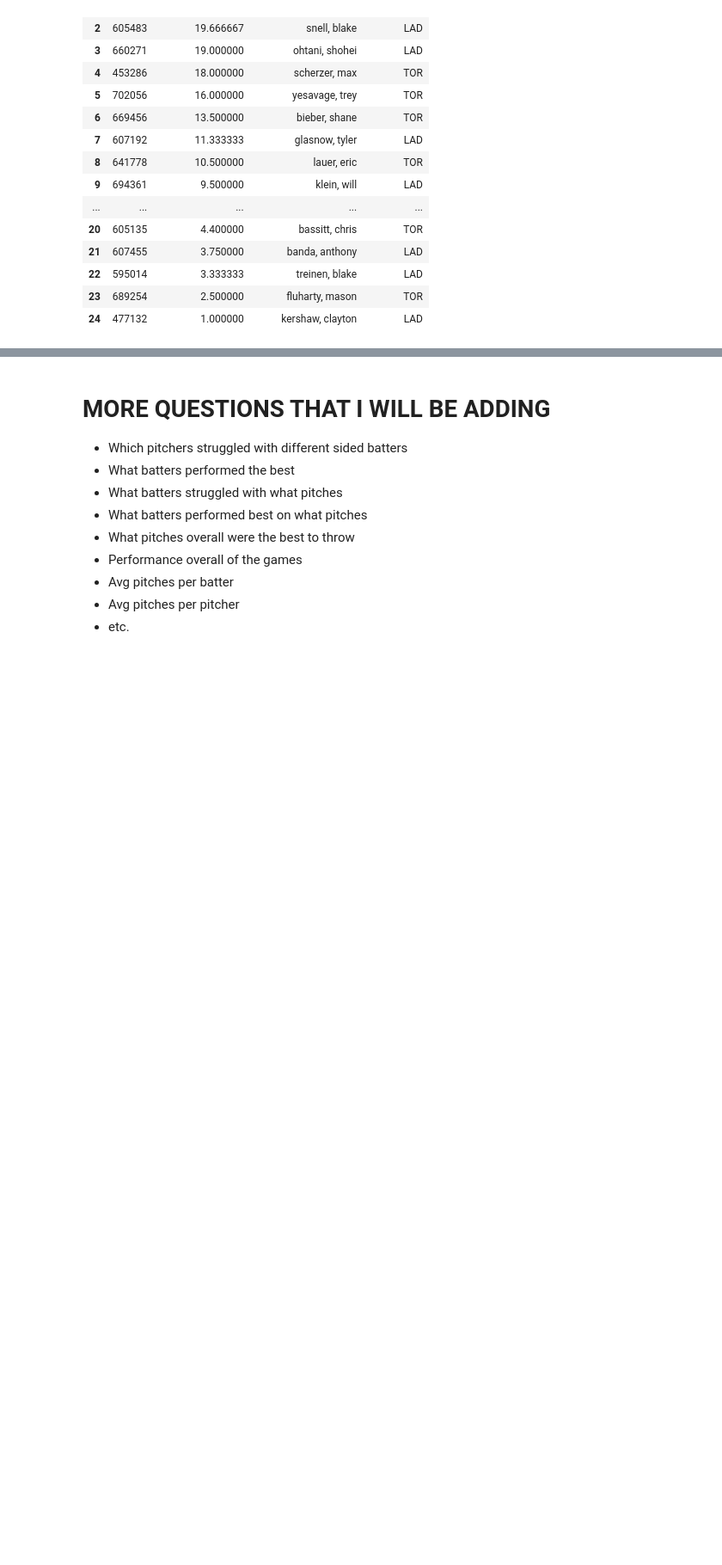
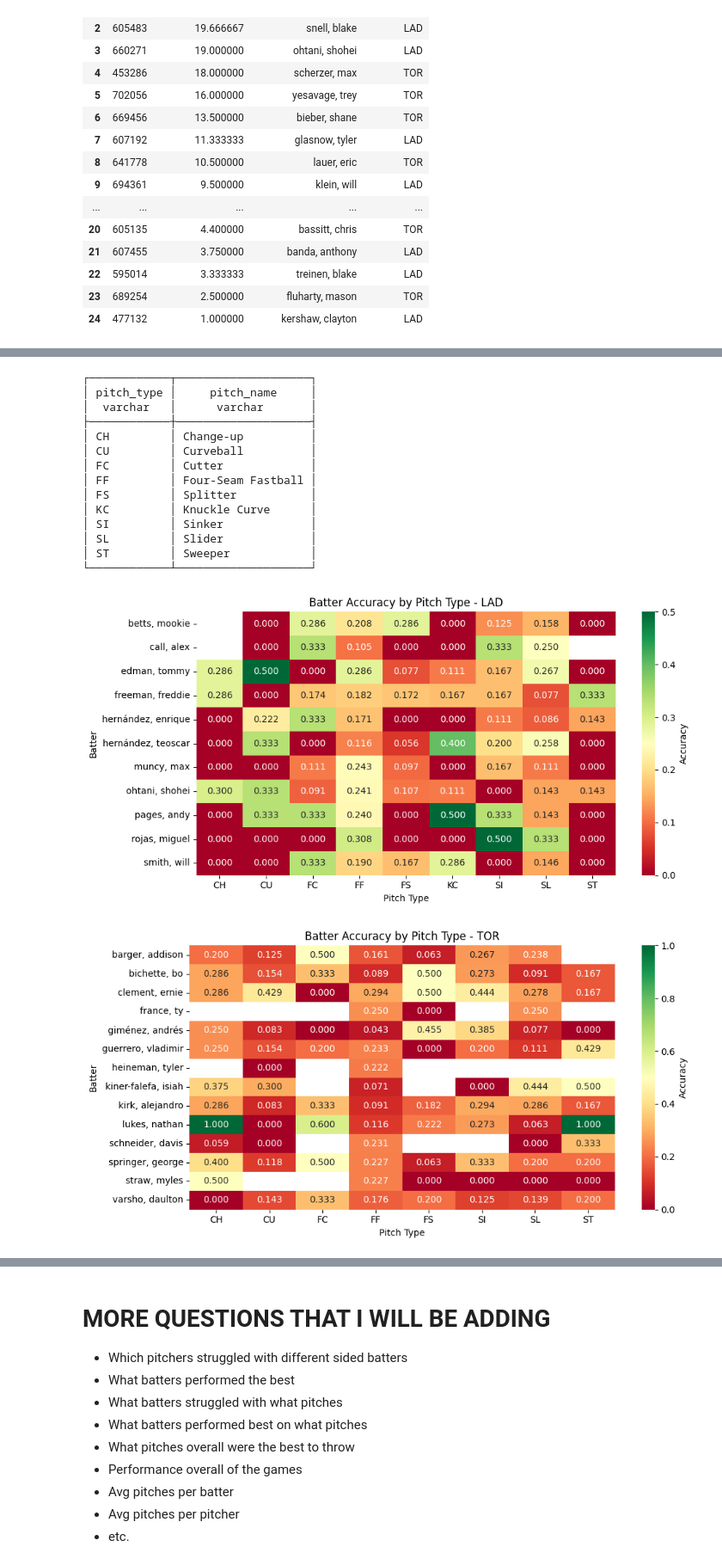
Before and after one commit to cjsteffen00/MLB-data, a Jupyter notebook: analysis_files/world_series.ipynb, the cells around one changed output, grey strips where cells are left out. Shown: that part at 86% size. Drawn from its saved outputs; the diff is of its cells as text; code cells hidden in the pictures; blank space fills up the shorter version.

Commit message:
first look at batters by pitch type - my favorite to look at

```diff
--- a/analysis_files/world_series.ipynb
+++ b/analysis_files/world_series.ipynb
@@ -222,2 +225,82 @@ batters_pitcher.merge(pitchers_df, left_on = 'pitcher', right_on = 'pitcher_id',
 # %%
 # batter accuracy on type of pitch
+
+# output variables: batting_average (on pitch type)
+ba_pitch_type = con.sql("""
+        SELECT
+            batter,
+            pitch_type,
+            COUNT(*) as num_pitches_seen,
+            SUM(CASE WHEN events IN ('single','double','triple','home_run') OR description = 'hit_into_play' THEN 1 ELSE 0 END) as num_hits,
+            SUM(CASE WHEN description IN ('called_strike') THEN 1 ELSE 0 END) as strike_watching,
+            SUM(CASE WHEN description IN ('foul', 'strike_swinging') THEN 1 ELSE 0 END) as strike_swinging,
+            ROUND(SUM(CASE WHEN events IN ('single','double','triple','home_run') OR description = 'hit_into_play' THEN 1 ELSE 0 END) * 1.0 / COUNT(*), 3) AS accuracy
+        FROM ws_df
+        GROUP BY batter, pitch_type
+        ORDER BY batter, pitch_type;
+        """).to_df()
+
+batter_data = ba_pitch_type.merge(batters_df, left_on = 'batter', right_on = 'batter_id', how = 'left').drop(columns = ['batter_id'])
+
+#print out legend (names of the variables)
+print(con.sql("""
+    SELECT DISTINCT
+        pitch_type,
+        CASE
+            WHEN pitch_type = 'AB' THEN 'Automatic Ball'
+            WHEN pitch_type = 'AS' THEN 'Automatic Strike'
+            WHEN pitch_type = 'CH' THEN 'Change-up'
+            WHEN pitch_type = 'CU' THEN 'Curveball'
+            WHEN pitch_type = 'EP' THEN 'Eephus'
+            WHEN pitch_type = 'FC' THEN 'Cutter'
+            WHEN pitch_type = 'FF' THEN 'Four-Seam Fastball'
+            WHEN pitch_type = 'FO' THEN 'Forkball'
+            WHEN pitch_type = 'FS' THEN 'Splitter'
+            WHEN pitch_type = 'FT' THEN 'Two-Seam Fastball'
+            WHEN pitch_type = 'GY' THEN 'Gyroball'
+            WHEN pitch_type = 'IN' THEN 'Intentional Ball'
+            WHEN pitch_type = 'KC' THEN 'Knuckle Curve'
+            WHEN pitch_type = 'KN' THEN 'Knuckleball'
+            WHEN pitch_type = 'NP' THEN 'No Pitch'
+            WHEN pitch_type = 'PO' THEN 'Pitchout'
+            WHEN pitch_type = 'SC' THEN 'Screwball'
+            WHEN pitch_type = 'SI' THEN 'Sinker'
+            WHEN pitch_type = 'SL' THEN 'Slider'
+            WHEN pitch_type = 'ST' THEN 'Sweeper'
+            ELSE 'Unknown'
+        END AS pitch_name
+    FROM ws_df
+    ORDER BY pitch_type
+"""))
+
+# do some visualizations on batter_data
+teams = batter_data['team_name'].unique()
+
+for team in teams:
+    df_team = batter_data[batter_data['team_name'] == team]
+    heatmap_data = df_team.pivot(index='full_name', columns='pitch_type', values='accuracy')
+
+    plt.figure(figsize=(10, 5))
+    sns.heatmap(heatmap_data, annot=True, fmt=".3f", cmap='RdYlGn', cbar_kws={'label':'Accuracy'})
+    plt.title(f'Batter Accuracy by Pitch Type - {team}')
+    plt.xlabel('Pitch Type')
+    plt.ylabel('Batter')
+    plt.tight_layout()
+    plt.show()
+# %% [output]
+┌────────────┬────────────────────┐
+│ pitch_type │     pitch_name     │
+│  varchar   │      varchar       │
+├────────────┼────────────────────┤
+│ CH         │ Change-up          │
+│ CU         │ Curveball          │
+│ FC         │ Cutter             │
+│ FF         │ Four-Seam Fastball │
+│ FS         │ Splitter           │
+│ KC         │ Knuckle Curve      │
+│ SI         │ Sinker             │
+│ SL         │ Slider             │
+│ ST         │ Sweeper            │
+└────────────┴────────────────────┘
+[figure, added]
+[figure, added]
```
Also changed, not shown: parts of 5 cells of this notebook.
